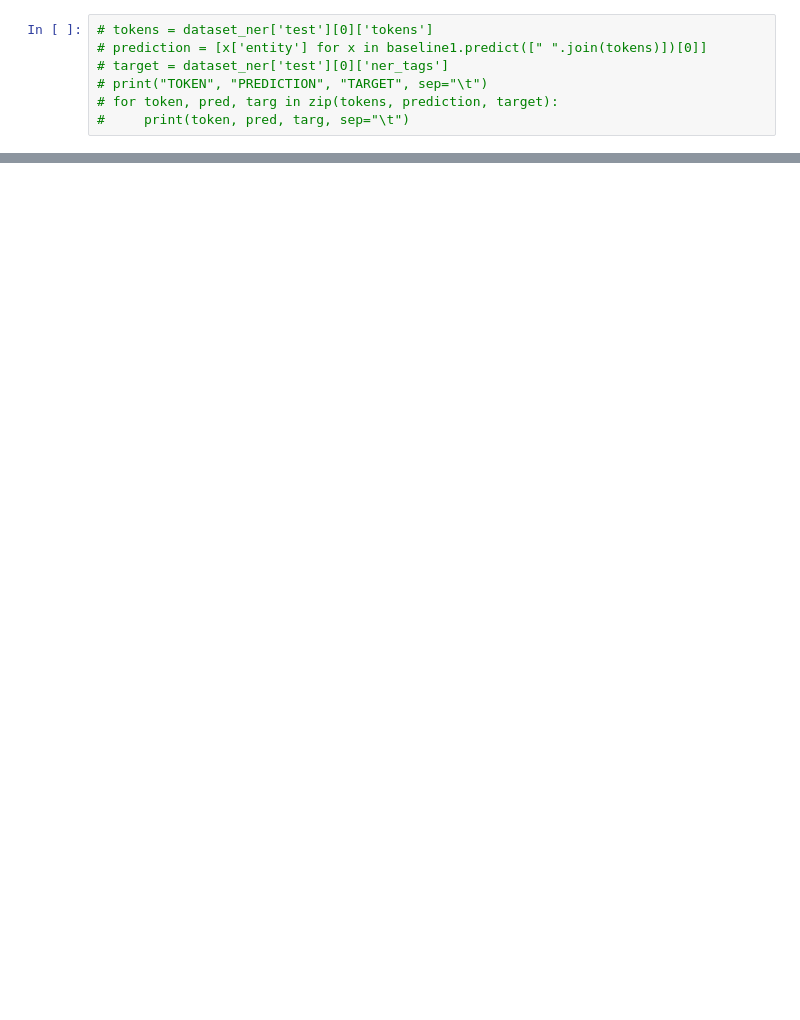
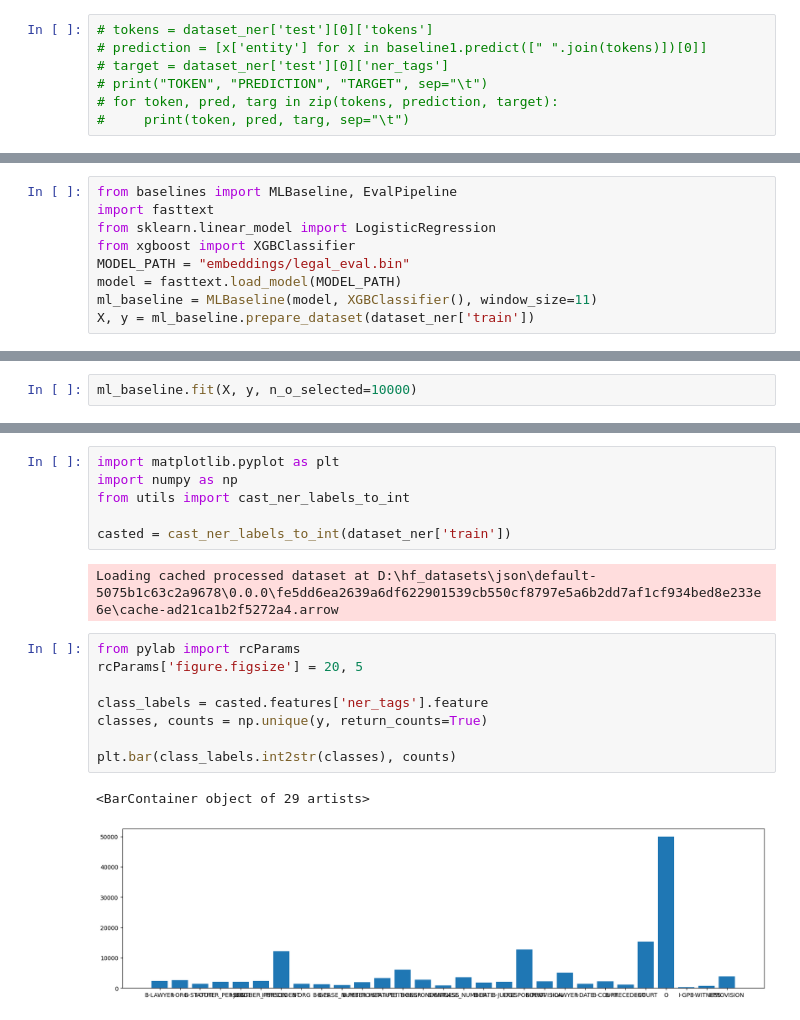
Before and after one commit to SebChw/NLP-Legal-eval, a Jupyter notebook: test_stuff.ipynb, the cells around one changed output, grey strips where cells are left out. Drawn from its saved outputs; the diff is of its cells as text; blank space fills up the shorter version.

Commit message:
add: ml baseline

```diff
--- a/test_stuff.ipynb
+++ b/test_stuff.ipynb
@@ -56,0 +64,9 @@ Loading cached processed dataset at D:\hf_datasets\json\default-a8e9242f0c3ba640
+# %%
+from baselines import MLBaseline, EvalPipeline
+import fasttext
+from sklearn.linear_model import LogisticRegression
+from xgboost import XGBClassifier
+MODEL_PATH = "embeddings/legal_eval.bin"
+model = fasttext.load_model(MODEL_PATH)
+ml_baseline = MLBaseline(model, XGBClassifier(), window_size=11)
+X, y = ml_baseline.prepare_dataset(dataset_ner['train'])
@@ -56,0 +91,2 @@ Loading cached processed dataset at D:\hf_datasets\json\default-a8e9242f0c3ba640
+# %%
+ml_baseline.fit(X, y, n_o_selected=10000)
@@ -76,0 +147,19 @@ results
+# %%
+import matplotlib.pyplot as plt
+import numpy as np
+from utils import cast_ner_labels_to_int
+
+casted = cast_ner_labels_to_int(dataset_ner['train'])
+# %% [output]
+Loading cached processed dataset at D:\hf_datasets\json\default-5075b1c63c2a9678\0.0.0\fe5dd6ea2639a6df622901539cb550cf8797e5a6b2dd7af1cf934bed8e233e6e\cache-ad21ca1b2f5272a4.arrow
+# %%
+from pylab import rcParams
+rcParams['figure.figsize'] = 20, 5
+
+class_labels = casted.features['ner_tags'].feature
+classes, counts = np.unique(y, return_counts=True)
+
+plt.bar(class_labels.int2str(classes), counts)
+# %% [output]
+<BarContainer object of 29 artists>
+[figure, added]
```
Also changed, not shown: parts of 15 cells of this notebook, 4 other files.
